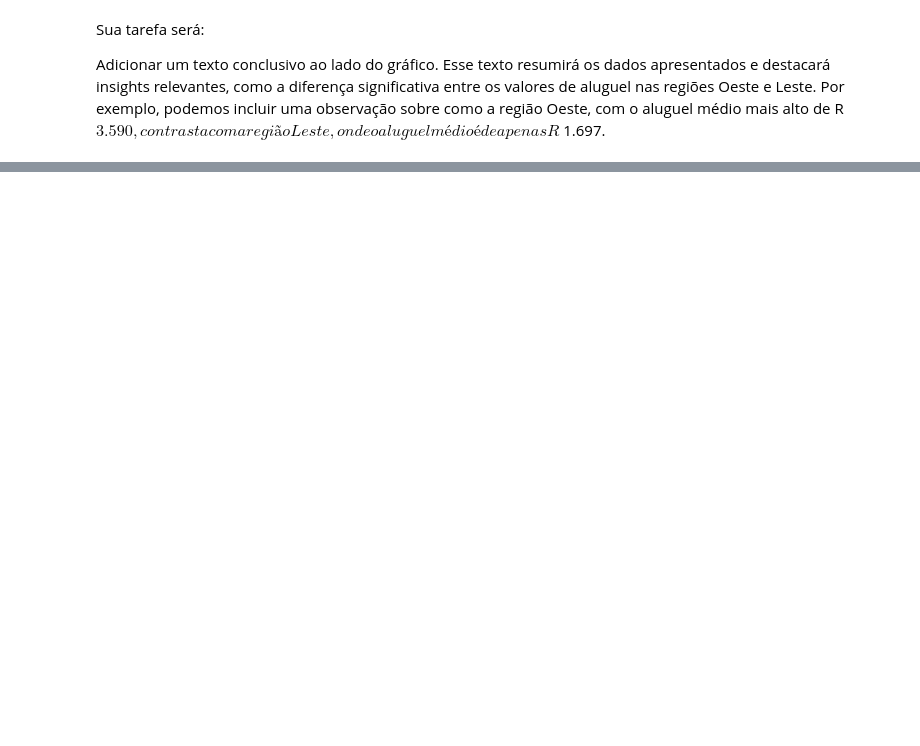
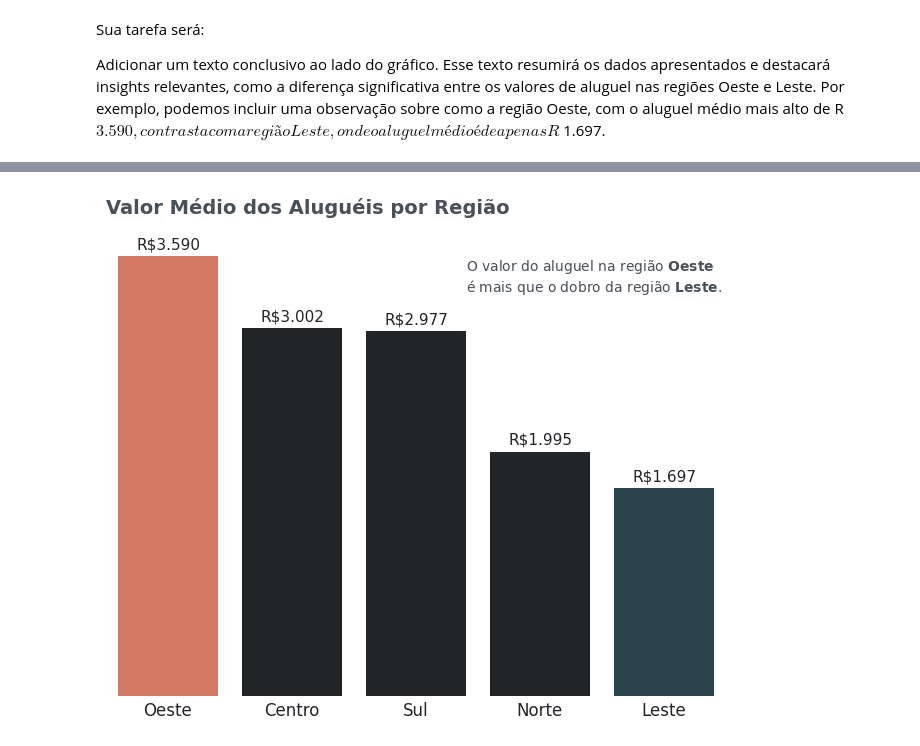
Before and after one commit to LeoRochaCarmo/formacao_praticando_python_para_data_science_alura, a Jupyter notebook: 10_praticando_graficos_criando_graficos_customizados/exercicio.ipynb, the cells around one changed output, grey strips where cells are left out. Cells and saved outputs as stored; diff of their text form; code cells hidden in the pictures; blank space fills up the shorter version.

```diff
--- a/10_praticando_graficos_criando_graficos_customizados/exercicio.ipynb
+++ b/10_praticando_graficos_criando_graficos_customizados/exercicio.ipynb
@@ -158,0 +167,58 @@ plt.show()
+# %%
+import pandas as pd
+import seaborn as sn
+import matplotlib.pyplot as plt
+
+url = 'https://raw.githubusercontent.com/alura-cursos/python_dados/refs/heads/main/Dados/apartamentos_aluguel.csv'
+
+df = pd.read_csv(url)
+
+df.head()
+
+df_agrupado = df.groupby('Regiao')['Valor'].mean().sort_values(ascending=False).reset_index()
+
+# Definindo as paletas de cores
+AZUL1, AZUL2, AZUL3, AZUL4, AZUL5 = '#03045e', '#0077b6', "#00b4d8", '#90e0ef', '#CDDBF3'
+CINZA1, CINZA2, CINZA3, CINZA4, CINZA5 = '#212529', '#495057', '#adb5bd', '#dee2e6', '#f8f9fa'
+VERMELHO1, LARANJA1, AMARELO1, VERDE1, VERDE2, VERDE3 = '#e76f51', '#f4a261',	'#e9c46a', '#4c956c', '#2a9d8f', '#264653'
+
+cores = [
+    VERMELHO1 if valor == df_agrupado['Valor'].max()
+    else VERDE3 if valor == df_agrupado['Valor'].min()
+    else CINZA1
+    for valor in df_agrupado['Valor']
+    ]
+
+fig, ax = plt.subplots(figsize=(8,6))
+
+ax = sn.barplot(
+    data=df_agrupado,
+    x='Regiao',
+    y='Valor',
+    hue='Regiao',
+    palette=cores
+)
+ax.set_title('Valor Médio dos Aluguéis por Região', loc='left', fontsize=14, pad=15, weight='bold', color=CINZA2)
+ax.set_frame_on(False)
+ax.set_xlabel('')
+ax.tick_params(length=0)
+ax.get_yaxis().set_visible(False)
+ax.xaxis.set_tick_params(labelsize=12, labelcolor=CINZA1)
+
+for i, valor in enumerate(df_agrupado['Valor']):
+    valor_medio = f'R${valor:,.0f}'.replace(',', '.')
+    offset = 100
+    ax.text(x=i, y=valor + offset, s=valor_medio, va='center', ha='center', color=CINZA1, fontsize=11)
+
+regiao_maximo = df_agrupado['Regiao'].values[0]
+regiao_minimo = df_agrupado['Regiao'].values[-1]
+
+ax.text(x=2.4, y=3300,
+        s=f'O valor do aluguel na região $\\bf{{{regiao_maximo}}}$\n'
+          f'é mais que o dobro da região $\\bf{{{regiao_minimo}}}$.',
+        color=CINZA2
+)
+
+plt.show()
+# %% [output]
+[figure, added]
```
Also changed, not shown: parts of 14 cells of this notebook, 1 other file.
